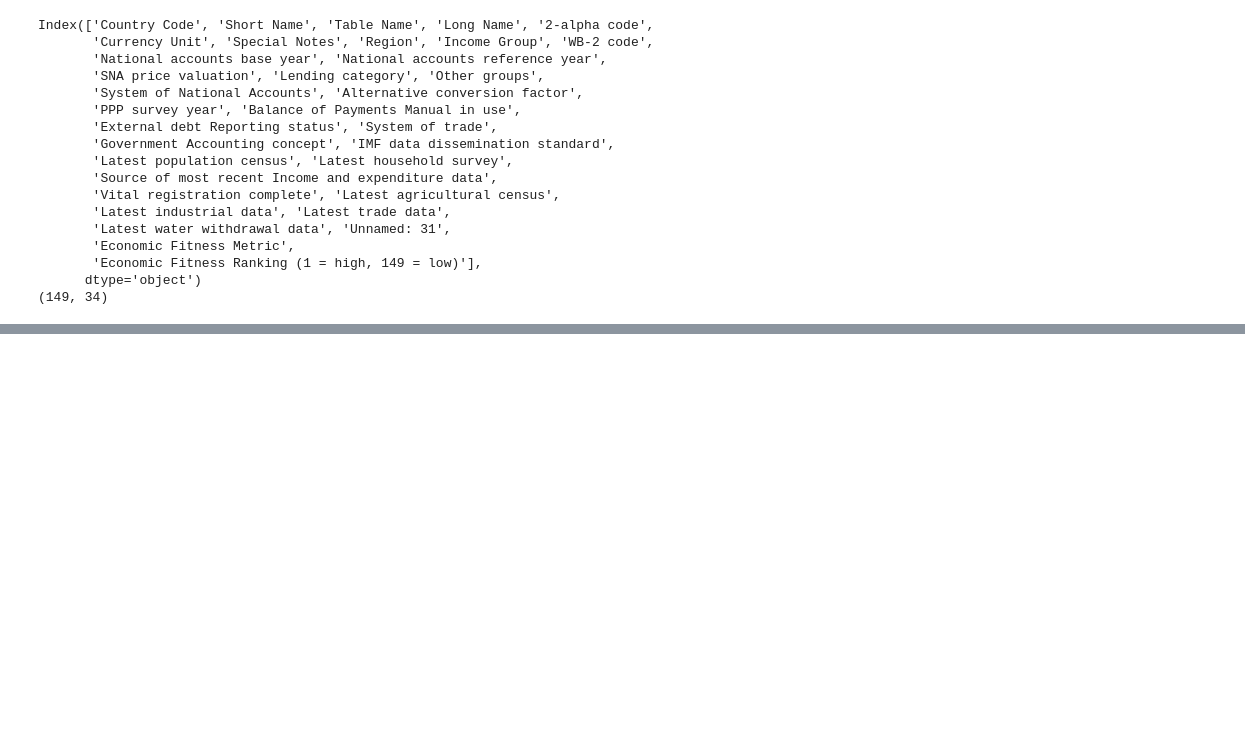
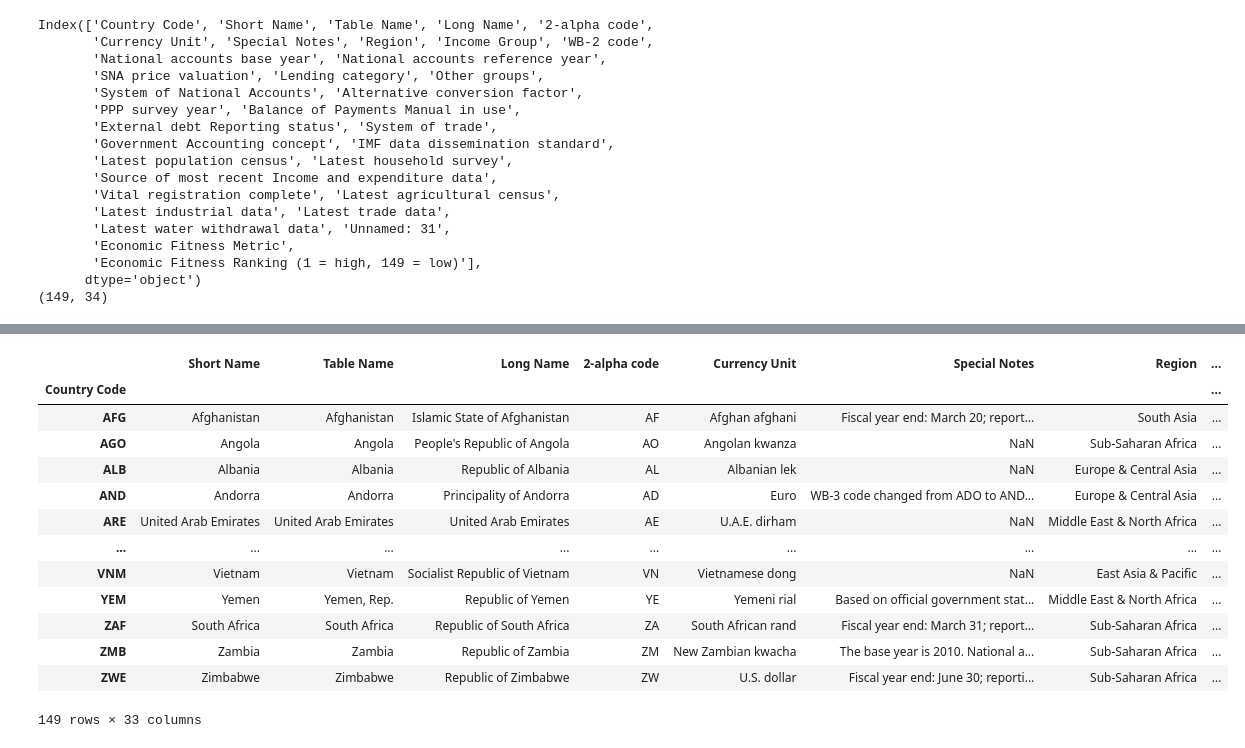
Before and after one commit to MDAIceland/WaterSecurity, a Jupyter notebook: unlabeled_preprocessing/prep_economic_v2.ipynb, the cells around one changed output, grey strips where cells are left out. Drawn from its saved outputs; the diff is of its cells as text; code cells hidden in the pictures; blank space fills up the shorter version.

```diff
--- a/unlabeled_preprocessing/prep_economic_v2.ipynb
+++ b/unlabeled_preprocessing/prep_economic_v2.ipynb
@@ -170,2 +154,20 @@ display(comb2)
+# %%
+comb2.set_index('Country Code', inplace=True)
+display(comb2)
+# %% [output]
+|  | Short Name | Table Name | Long Name | 2-alpha code | Currency Unit | Special Notes | Region | ... |
+| Country Code |  |  |  |  |  |  |  | ... |
+| AFG | Afghanistan | Afghanistan | Islamic State of Afghanistan | AF | Afghan afghani | Fiscal year end: March 20; report... | South Asia | ... |
+| AGO | Angola | Angola | People's Republic of Angola | AO | Angolan kwanza | NaN | Sub-Saharan Africa | ... |
+| ALB | Albania | Albania | Republic of Albania | AL | Albanian lek | NaN | Europe & Central Asia | ... |
+| AND | Andorra | Andorra | Principality of Andorra | AD | Euro | WB-3 code changed from ADO to AND... | Europe & Central Asia | ... |
+| ARE | United Arab Emirates | United Arab Emirates | United Arab Emirates | AE | U.A.E. dirham | NaN | Middle East & North Africa | ... |
+| ... | ... | ... | ... | ... | ... | ... | ... | ... |
+| VNM | Vietnam | Vietnam | Socialist Republic of Vietnam | VN | Vietnamese dong | NaN | East Asia & Pacific | ... |
+| YEM | Yemen | Yemen, Rep. | Republic of Yemen | YE | Yemeni rial | Based on official government stat... | Middle East & North Africa | ... |
+| ZAF | South Africa | South Africa | Republic of South Africa | ZA | South African rand | Fiscal year end: March 31; report... | Sub-Saharan Africa | ... |
+| ZMB | Zambia | Zambia | Republic of Zambia | ZM | New Zambian kwacha | The base year is 2010. National a... | Sub-Saharan Africa | ... |
+| ZWE | Zimbabwe | Zimbabwe | Republic of Zimbabwe | ZW | U.S. dollar | Fiscal year end: June 30; reporti... | Sub-Saharan Africa | ... |
+149 rows × 33 columns
 # %%
 comb2.to_csv("../data/unlabeled/preprocessed/economy_preprocessed.csv")
```
Also changed, not shown: parts of 1 cell of this notebook, 3 other files.
